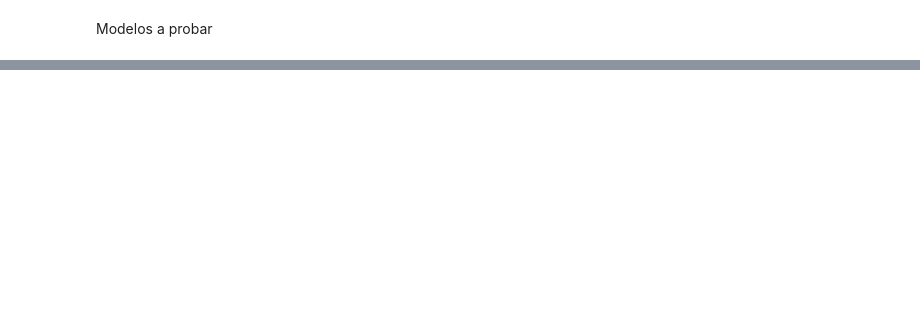
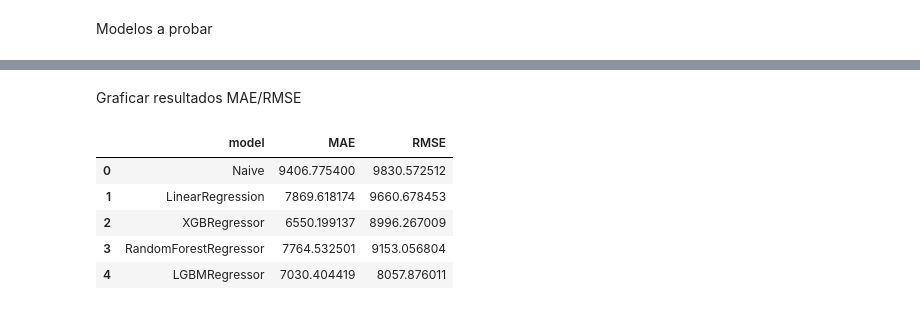
Before and after one commit to charligram/1_analisis_ventas, a Jupyter notebook: notebooks/03_modeling.ipynb, the cells around one changed output, grey strips where cells are left out. Cells and saved outputs as stored; diff of their text form; code cells hidden in the pictures; blank space fills up the shorter version.

```diff
--- a/notebooks/03_modeling.ipynb
+++ b/notebooks/03_modeling.ipynb
@@ -84 +88,6 @@ Naive MSE: 9830.573
+# %%
+scaler = StandardScaler()
+
+X_train = scaler.fit_transform(X_train)
+X_test = scaler.transform(X_test)
 # %% [markdown]
@@ -96,0 +200,11 @@ for name, model in models.items():
+# %% [markdown]
+Graficar resultados MAE/RMSE
+# %%
+results
+# %% [output]
+|  | model | MAE | RMSE |
+| 0 | Naive | 9406.775400 | 9830.572512 |
+| 1 | LinearRegression | 7869.618174 | 9660.678453 |
+| 2 | XGBRegressor | 6550.199137 | 8996.267009 |
+| 3 | RandomForestRegressor | 7764.532501 | 9153.056804 |
+| 4 | LGBMRegressor | 7030.404419 | 8057.876011 |
```
Also changed, not shown: parts of 14 cells of this notebook.
